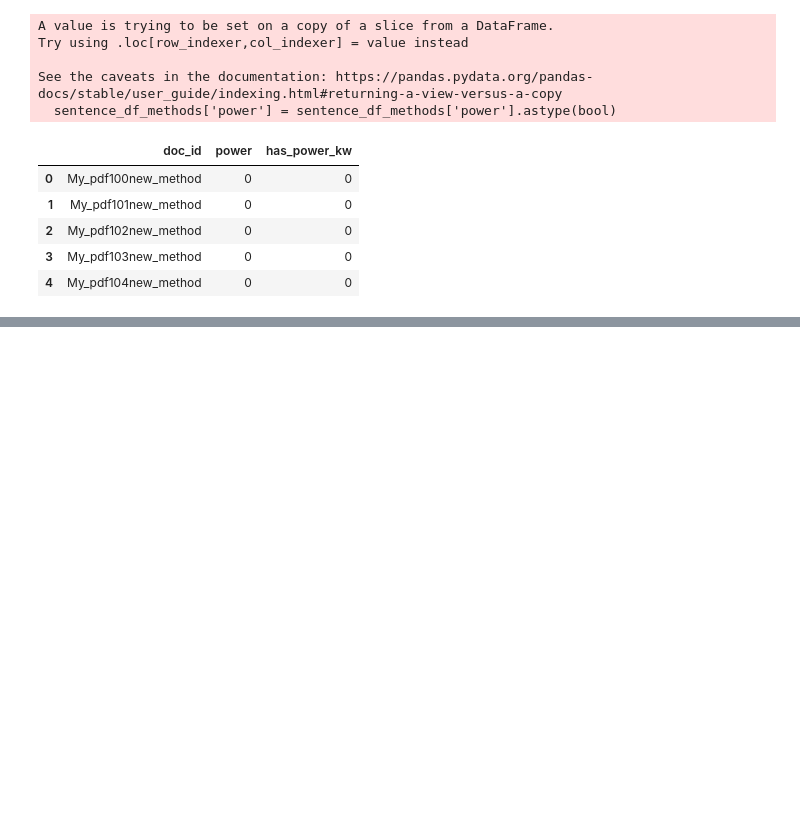
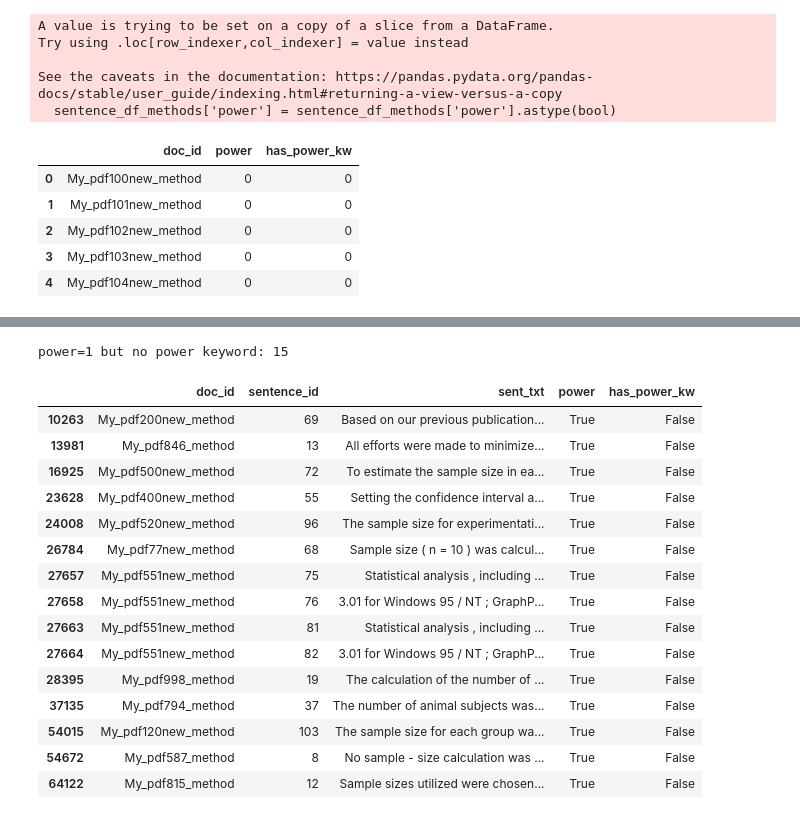
Before and after one commit to Ineichen-Group/Preclinical_DrugDisease_Translation_Pipeline, a Jupyter notebook: 03_IE_regex/Eval_Regex_Rigor_Sentences.ipynb, the cells around one changed output, grey strips where cells are left out. Saved outputs shown, nothing was run; the diff lists cells and outputs as text; code cells hidden in the pictures; blank space fills up the shorter version.

```diff
--- a/03_IE_regex/Eval_Regex_Rigor_Sentences.ipynb
+++ b/03_IE_regex/Eval_Regex_Rigor_Sentences.ipynb
@@ -615,13 +559,20 @@ sentence_df_methods[(sentence_df_methods['randomization'] == 0) & (sentence_df_m
 # %% [markdown]
 ### arrive
 # %%
-randomizaiton_keywords_pattern = (
-    "arrive"
+ARRIVE_PATTERN = re.compile(
+    r"\bARRIVE(?:\s+2\.0)?\b|"
+    r"\bAnimal Research:\s*Reporting of In Vivo Experiments\b",
+    flags=re.IGNORECASE
 )
 
-# Create the boolean mask using the correct variable
-sentence_df_methods['has_arrive_kw'] = sentence_df_methods['sent_txt'].str.contains(
-    randomizaiton_keywords_pattern, case=False, regex=True
+sentence_df_methods["has_arrive_kw"] = (
+    sentence_df_methods["sent_txt"]
+    .fillna("")
+    .str.contains(ARRIVE_PATTERN, regex=True)
 )
-print("Rows containing arrive keywords:", sentence_df_methods.has_arrive_kw.sum())
+
+print(
+    "Rows containing ARRIVE keywords:",
+    sentence_df_methods["has_arrive_kw"].sum()
+)
 # %% [output]
@@ -746,0 +724,32 @@ Recall: 0.52
+# %%
+# power=1 although keyword flag is False
+power_without_kw = sentence_df_methods.loc[
+    (sentence_df_methods["power"] == 1) &
+    (sentence_df_methods["has_power_kw"] == False),
+    ["doc_id", "sentence_id", "sent_txt", "power", "has_power_kw"]
+]
+
+print(
+    "power=1 but no power keyword:",
+    len(power_without_kw)
+)
+
+display(power_without_kw.head(100))
+# %% [output]
+power=1 but no power keyword: 15
+|  | doc_id | sentence_id | sent_txt | power | has_power_kw |
+| 10263 | My_pdf200new_method | 69 | Based on our previous publication... | True | False |
+| 13981 | My_pdf846_method | 13 | All efforts were made to minimize... | True | False |
+| 16925 | My_pdf500new_method | 72 | To estimate the sample size in ea... | True | False |
+| 23628 | My_pdf400new_method | 55 | Setting the confidence interval a... | True | False |
+| 24008 | My_pdf520new_method | 96 | The sample size for experimentati... | True | False |
+| 26784 | My_pdf77new_method | 68 | Sample size ( n = 10 ) was calcul... | True | False |
+| 27657 | My_pdf551new_method | 75 | Statistical analysis , including ... | True | False |
+| 27658 | My_pdf551new_method | 76 | 3.01 for Windows 95 / NT ; GraphP... | True | False |
+| 27663 | My_pdf551new_method | 81 | Statistical analysis , including ... | True | False |
+| 27664 | My_pdf551new_method | 82 | 3.01 for Windows 95 / NT ; GraphP... | True | False |
+| 28395 | My_pdf998_method | 19 | The calculation of the number of ... | True | False |
+| 37135 | My_pdf794_method | 37 | The number of animal subjects was... | True | False |
+| 54015 | My_pdf120new_method | 103 | The sample size for each group wa... | True | False |
+| 54672 | My_pdf587_method | 8 | No sample - size calculation was ... | True | False |
+| 64122 | My_pdf815_method | 12 | Sample sizes utilized were chosen... | True | False |
```
Also changed, not shown: parts of 21 cells of this notebook.
